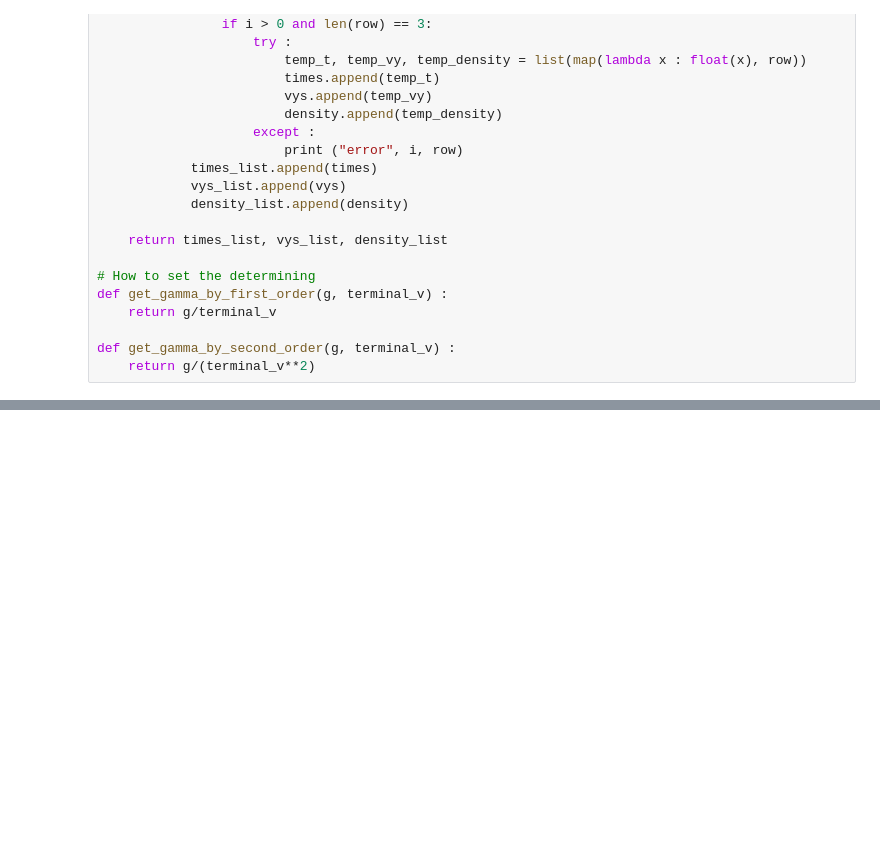
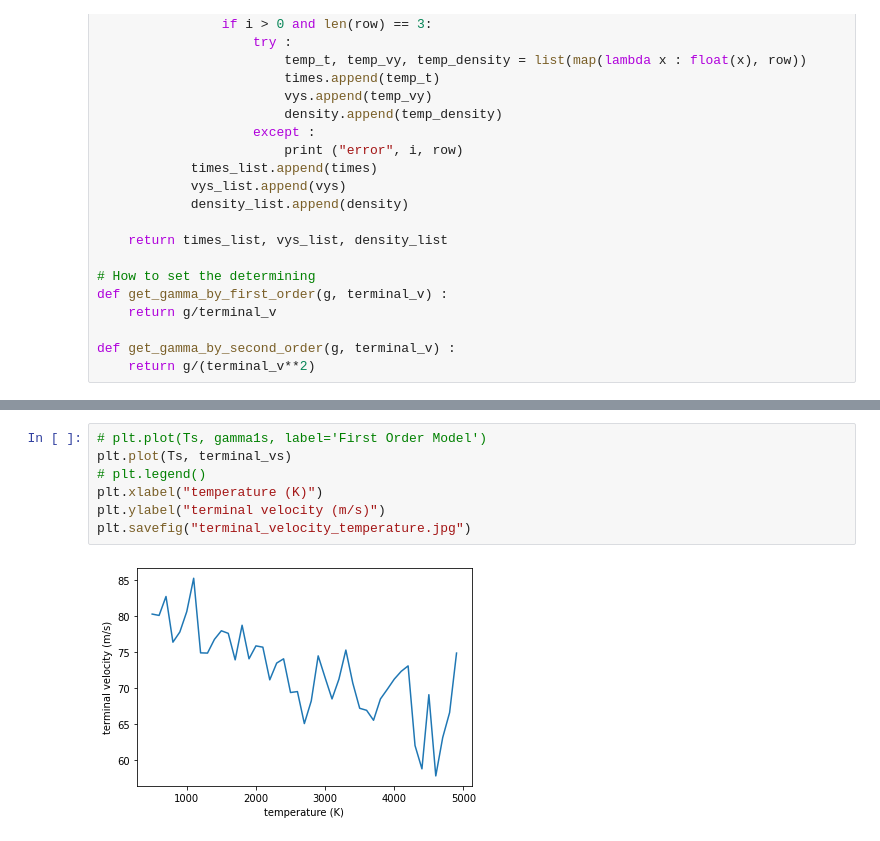
Before and after one commit to JacobYim/Free-Falling-Simulation, a Jupyter notebook: py/CurveFitting.ipynb, the cells around one changed output, grey strips where cells are left out. Drawn from its saved outputs; the diff is of its cells as text; blank space fills up the shorter version.

```diff
--- a/py/CurveFitting.ipynb
+++ b/py/CurveFitting.ipynb
@@ -214,0 +253,9 @@ The second order model is more fitter than the first order model
+# %%
+# plt.plot(Ts, gamma1s, label='First Order Model')
+plt.plot(Ts, terminal_vs)
+# plt.legend()
+plt.xlabel("temperature (K)")
+plt.ylabel("terminal velocity (m/s)")
+plt.savefig("terminal_velocity_temperature.jpg")
+# %% [output]
+[figure, added]
```
Also changed, not shown: parts of 22 cells of this notebook.
